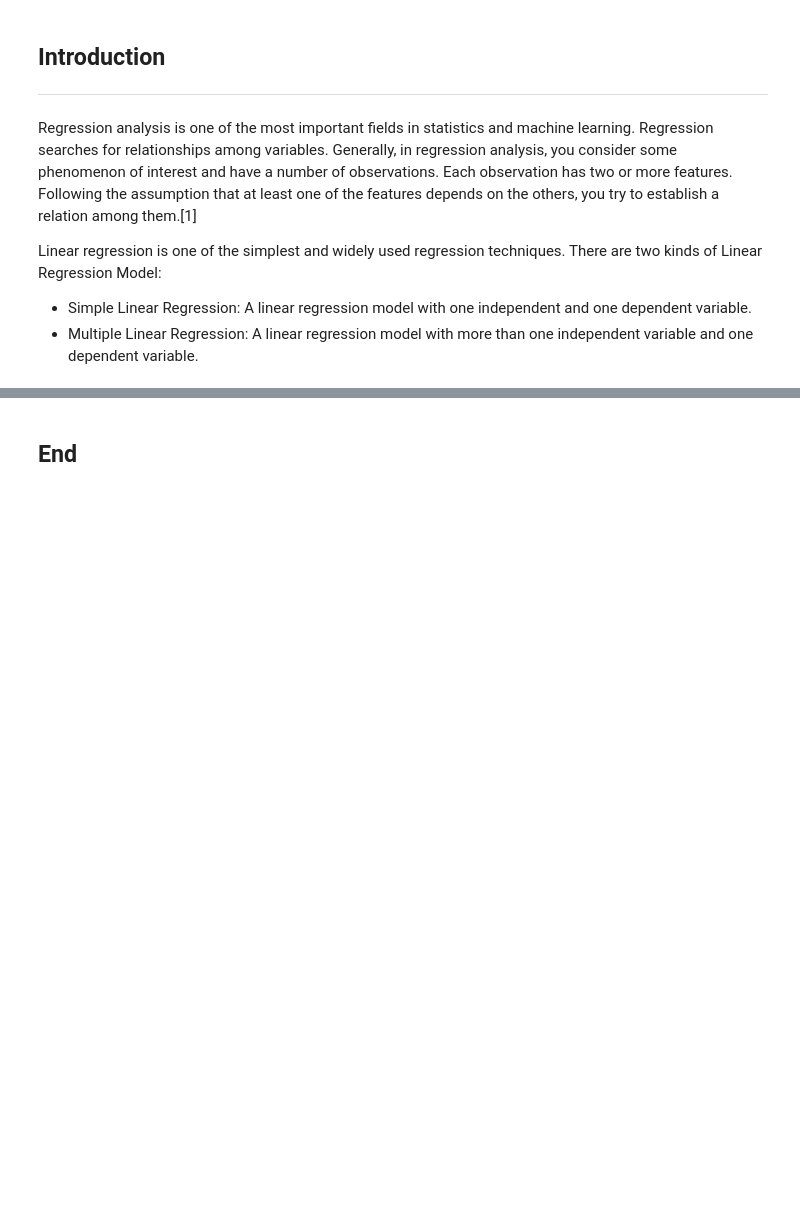
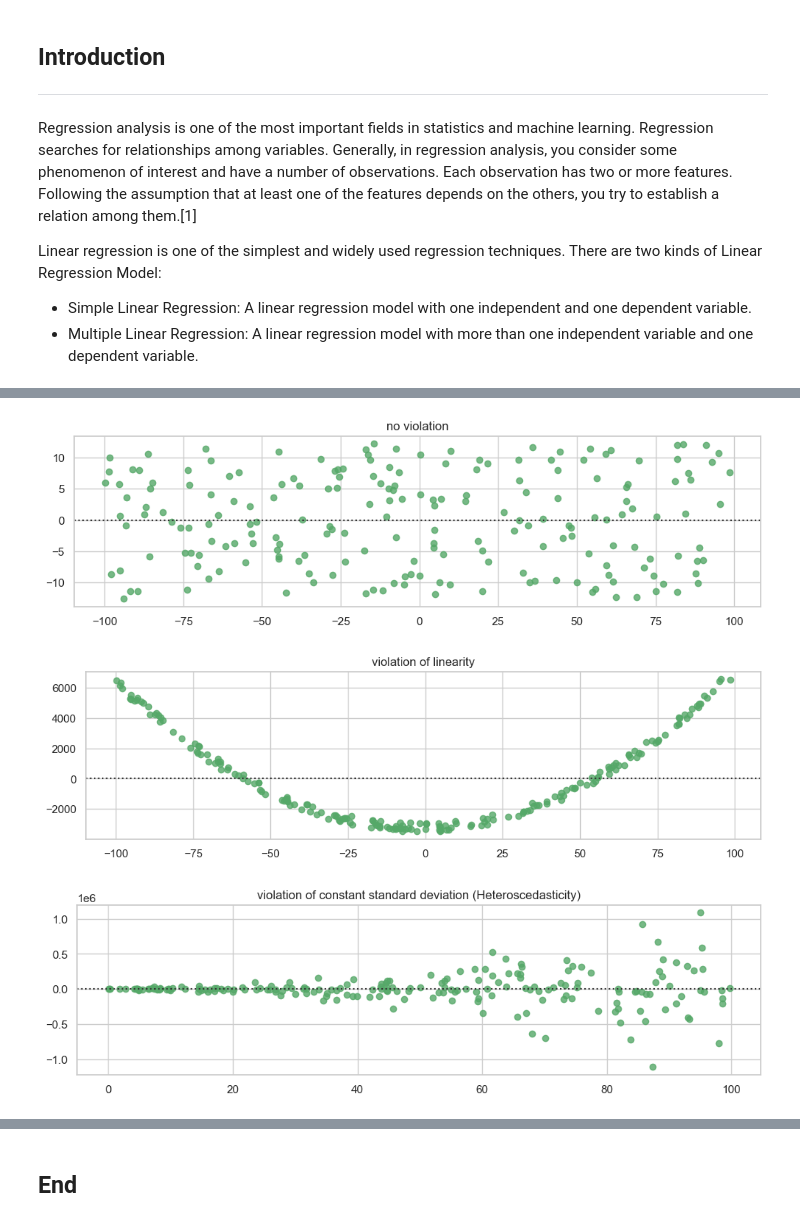
Before and after one commit to angelinka/machine_learning_assessment, a Jupyter notebook: regression.ipynb, the cells around one changed output, grey strips where cells are left out. Saved outputs shown, nothing was run; the diff lists cells and outputs as text; code cells hidden in the pictures; blank space fills up the shorter version.

```diff
--- a/regression.ipynb
+++ b/regression.ipynb
@@ -34,3 +45,43 @@ $Y = \beta_0 + \beta_1X + \epsilon$
+# %%
+import pandas as pd
+import numpy as np
+import seaborn as sns
+import matplotlib.pyplot as plt
+
+sns.set_theme(style="whitegrid")
+
+rs = np.random.RandomState(7)
+n = 200
+x = rs.uniform(-100, 100, n)
+y_1 = 5 * x + rs.uniform(0, 25, n)
+y_2 = x ** 2 + rs.uniform(0, 25**2, n)
+
+def h(x):
+    return 100+.5*x**2
+# eps = abs(rs.normal(0, h(x), n))
+
+eps = np.arange(0, n)*h(x)
+
+y_3 = 4*abs(x) + rs.normal(25, eps, n)
+
+fig1 = plt.figure(figsize=(12, 3))
+sns.residplot(x=x, y=y_1, color="g")
+plt.title("no violation")
+plt.show()
+
+fig2 = plt.figure(figsize=(12, 3))
+sns.residplot(x=x, y=y_2, color="g")
+plt.title("violation of linearity")
+plt.show()
+
+fig3 = plt.figure(figsize=(12, 3))
+sns.residplot(x=abs(x), y=y_3, color="g")
+plt.title("violation of constant standard deviation (Heteroscedasticity)")
+plt.show()
+# %% [output]
+[figure, added]
+[figure, added]
+[figure, added]
 # %% [markdown]
 ## References
 ***
```
Also changed, not shown: parts of 4 cells of this notebook.
